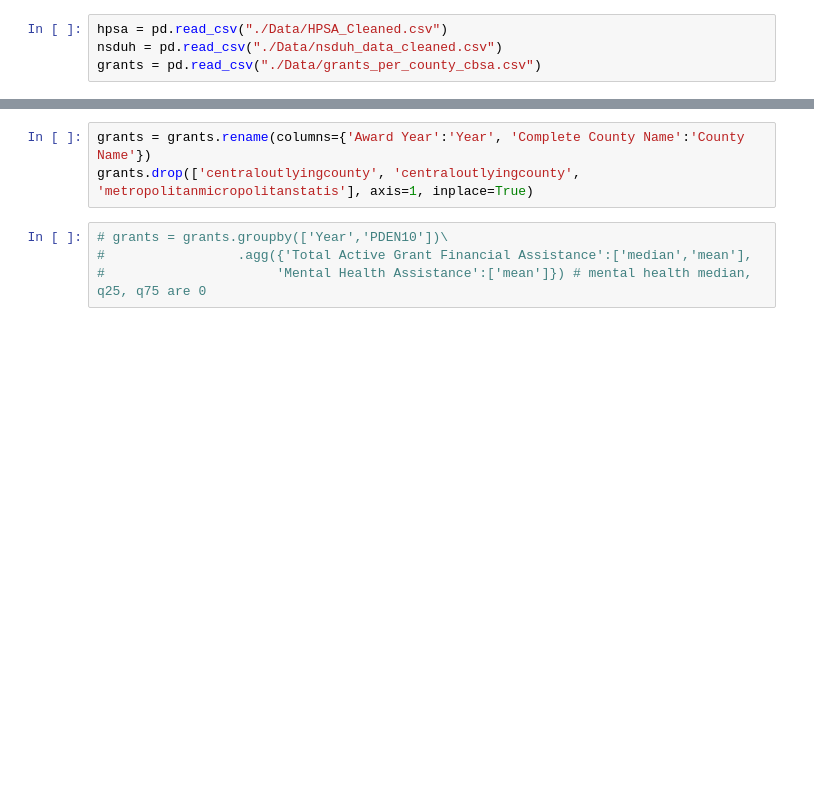
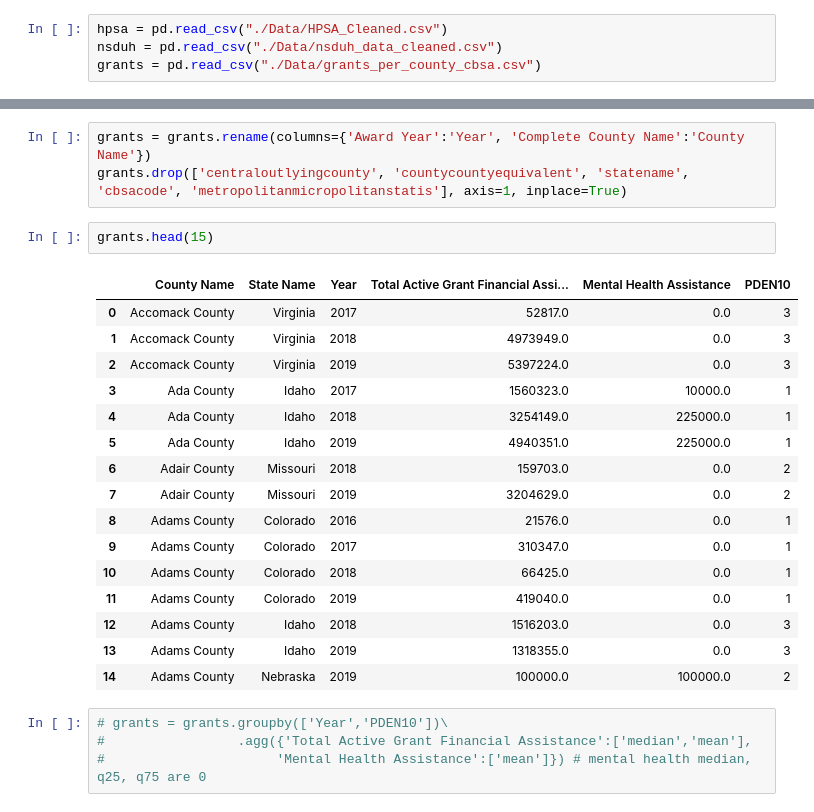
Before and after one commit to ml42322/correlationone_team2, a Jupyter notebook: Datasets Merge for Tableau.ipynb, the cells around one changed output, grey strips where cells are left out. Drawn from its saved outputs; the diff is of its cells as text; blank space fills up the shorter version.

```diff
--- a/Datasets Merge for Tableau.ipynb
+++ b/Datasets Merge for Tableau.ipynb
@@ -22,6 +26,25 @@ NSDUH shape:(214505, 98)
 # %%
 grants = grants.rename(columns={'Award Year':'Year', 'Complete County Name':'County Name'})
-grants.drop(['centraloutlyingcounty', 'centraloutlyingcounty', 'metropolitanmicropolitanstatis'], axis=1, inplace=True)
+grants.drop(['centraloutlyingcounty', 'countycountyequivalent', 'statename', 'cbsacode', 'metropolitanmicropolitanstatis'], axis=1, inplace=True)
+# %%
+grants.head(15)
+# %% [output]
+|  | County Name | State Name | Year | Total Active Grant Financial Assi... | Mental Health Assistance | PDEN10 |
+| 0 | Accomack County | Virginia | 2017 | 52817.0 | 0.0 | 3 |
+| 1 | Accomack County | Virginia | 2018 | 4973949.0 | 0.0 | 3 |
+| 2 | Accomack County | Virginia | 2019 | 5397224.0 | 0.0 | 3 |
+| 3 | Ada County | Idaho | 2017 | 1560323.0 | 10000.0 | 1 |
+| 4 | Ada County | Idaho | 2018 | 3254149.0 | 225000.0 | 1 |
+| 5 | Ada County | Idaho | 2019 | 4940351.0 | 225000.0 | 1 |
+| 6 | Adair County | Missouri | 2018 | 159703.0 | 0.0 | 2 |
+| 7 | Adair County | Missouri | 2019 | 3204629.0 | 0.0 | 2 |
+| 8 | Adams County | Colorado | 2016 | 21576.0 | 0.0 | 1 |
+| 9 | Adams County | Colorado | 2017 | 310347.0 | 0.0 | 1 |
+| 10 | Adams County | Colorado | 2018 | 66425.0 | 0.0 | 1 |
+| 11 | Adams County | Colorado | 2019 | 419040.0 | 0.0 | 1 |
+| 12 | Adams County | Idaho | 2018 | 1516203.0 | 0.0 | 3 |
+| 13 | Adams County | Idaho | 2019 | 1318355.0 | 0.0 | 3 |
+| 14 | Adams County | Nebraska | 2019 | 100000.0 | 100000.0 | 2 |
 # %%
 # grants = grants.groupby(['Year','PDEN10'])\
 #                 .agg({'Total Active Grant Financial Assistance':['median','mean'],
```
Also changed, not shown: parts of 24 cells of this notebook.
